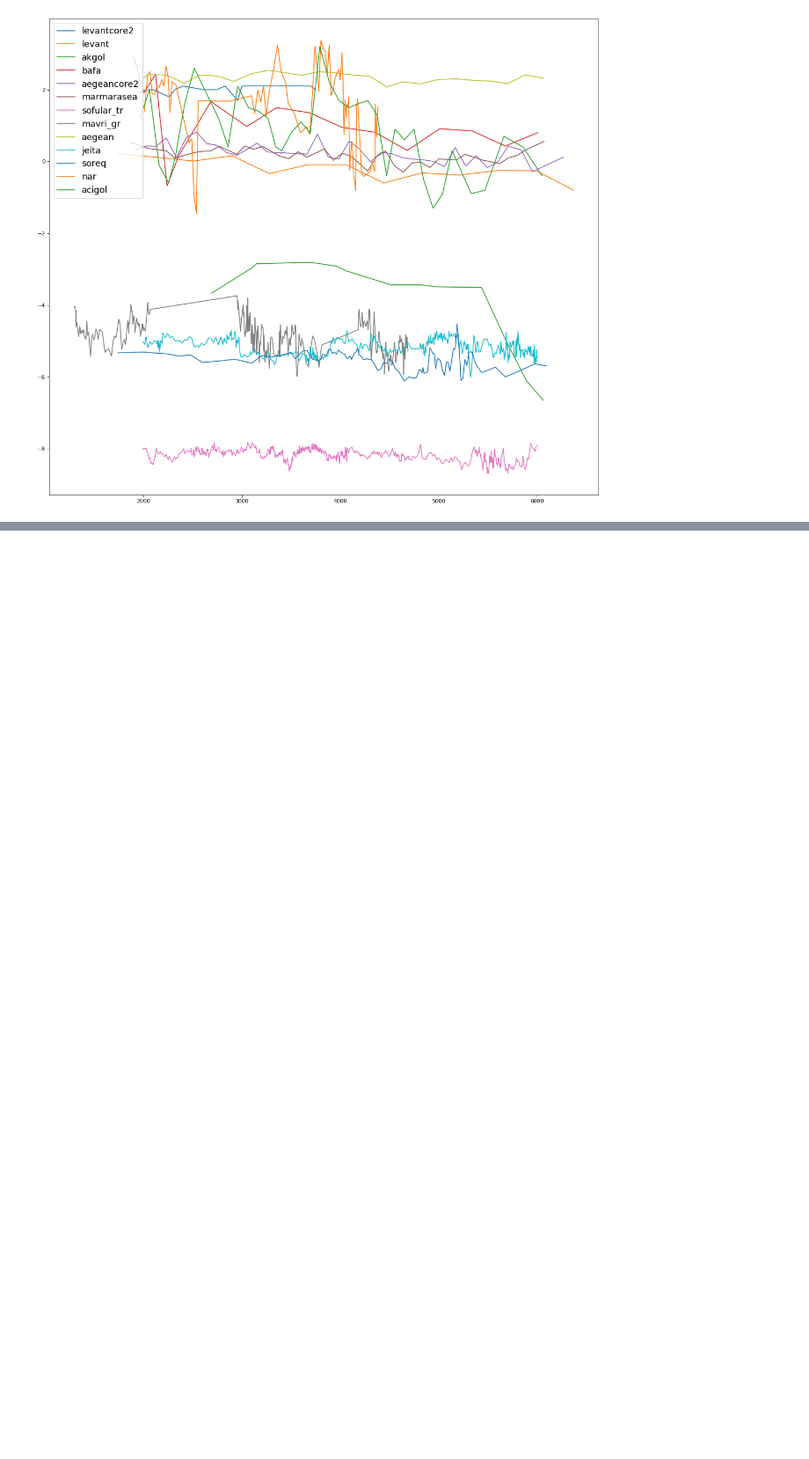
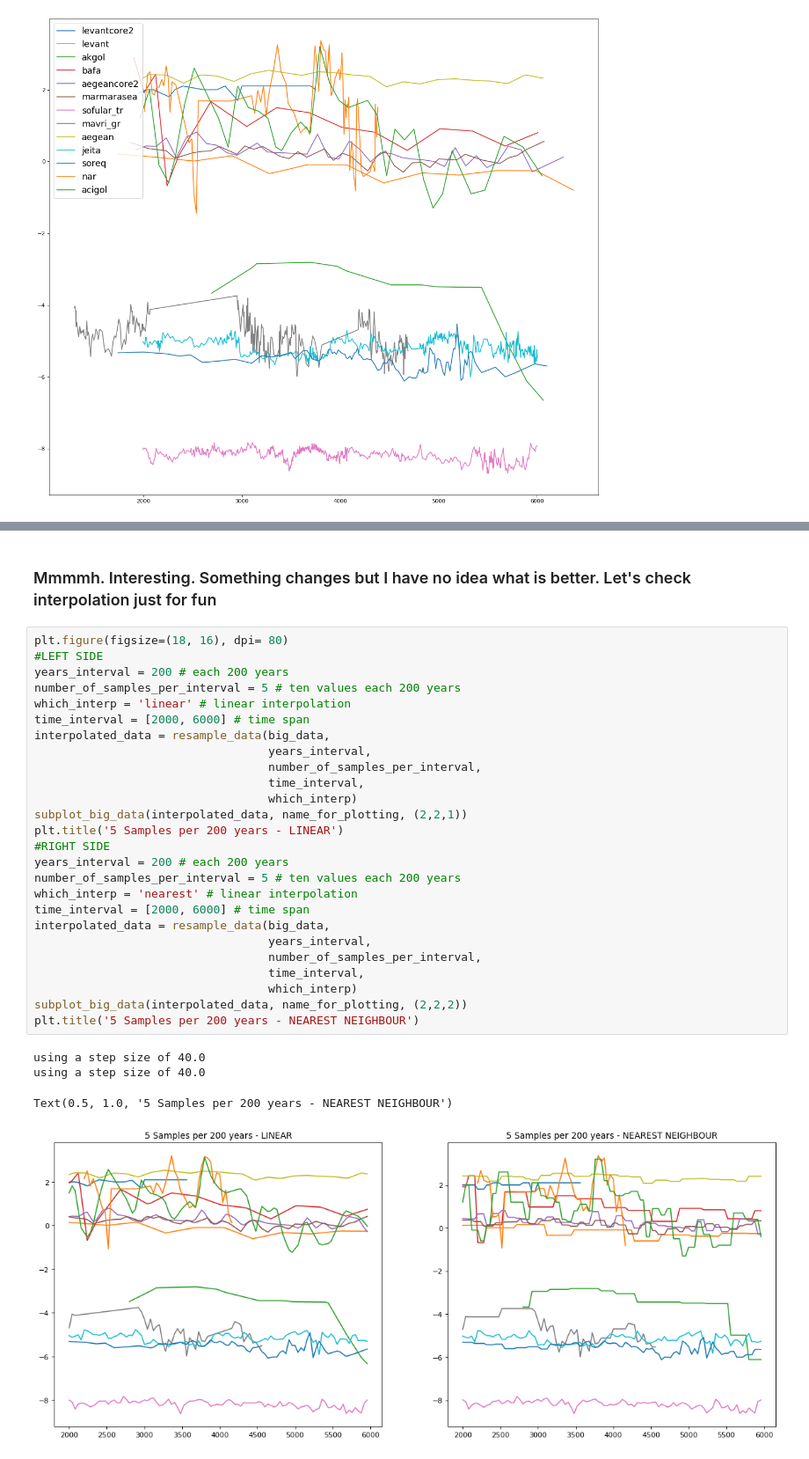
Before and after one commit to freerafiki/kalou91.github.io, a Jupyter notebook: climate/AnalyzeData.ipynb, the cells around one changed output, grey strips where cells are left out. Shown at 88% size. Saved outputs shown, nothing was run; the diff lists cells and outputs as text; blank space fills up the shorter version.

```diff
--- a/climate/AnalyzeData.ipynb
+++ b/climate/AnalyzeData.ipynb
@@ -218,0 +337,33 @@ plt.legend(fontsize=16)
+# %% [markdown]
+<h3>Mmmmh. Interesting. Something changes but I have no idea what is better. Let's check interpolation just for fun</h3>
+# %%
+plt.figure(figsize=(18, 16), dpi= 80)
+#LEFT SIDE
+years_interval = 200 # each 200 years
+number_of_samples_per_interval = 5 # ten values each 200 years
+which_interp = 'linear' # linear interpolation
+time_interval = [2000, 6000] # time span
+interpolated_data = resample_data(big_data,
+                                  years_interval,
+                                  number_of_samples_per_interval,
+                                  time_interval,
+                                  which_interp)
+subplot_big_data(interpolated_data, name_for_plotting, (2,2,1))
+plt.title('5 Samples per 200 years - LINEAR')
+#RIGHT SIDE
+years_interval = 200 # each 200 years
+number_of_samples_per_interval = 5 # ten values each 200 years
+which_interp = 'nearest' # linear interpolation
+time_interval = [2000, 6000] # time span
+interpolated_data = resample_data(big_data,
+                                  years_interval,
+                                  number_of_samples_per_interval,
+                                  time_interval,
+                                  which_interp)
+subplot_big_data(interpolated_data, name_for_plotting, (2,2,2))
+plt.title('5 Samples per 200 years - NEAREST NEIGHBOUR')
+# %% [output]
+using a step size of 40.0
+using a step size of 40.0
+Text(0.5, 1.0, '5 Samples per 200 years - NEAREST NEIGHBOUR')
+[figure, added]
```
Also changed, not shown: parts of 20 cells of this notebook, 1 other file.
